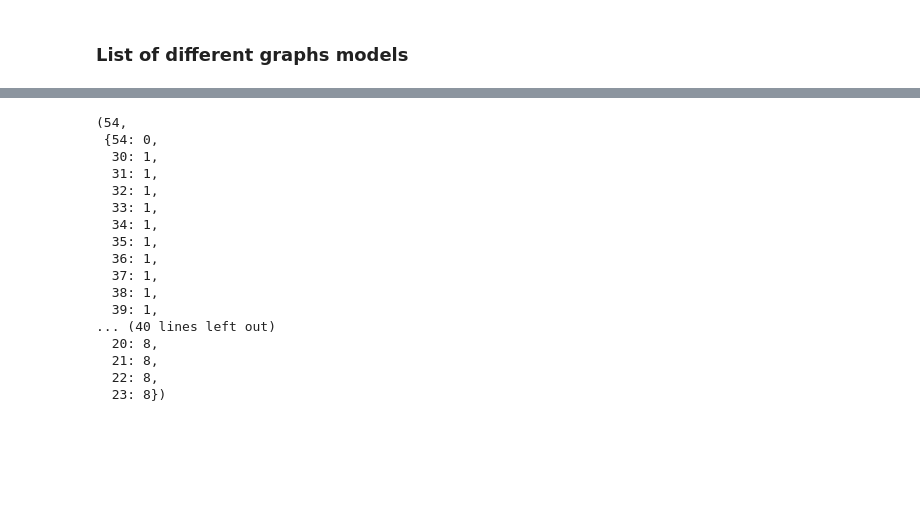
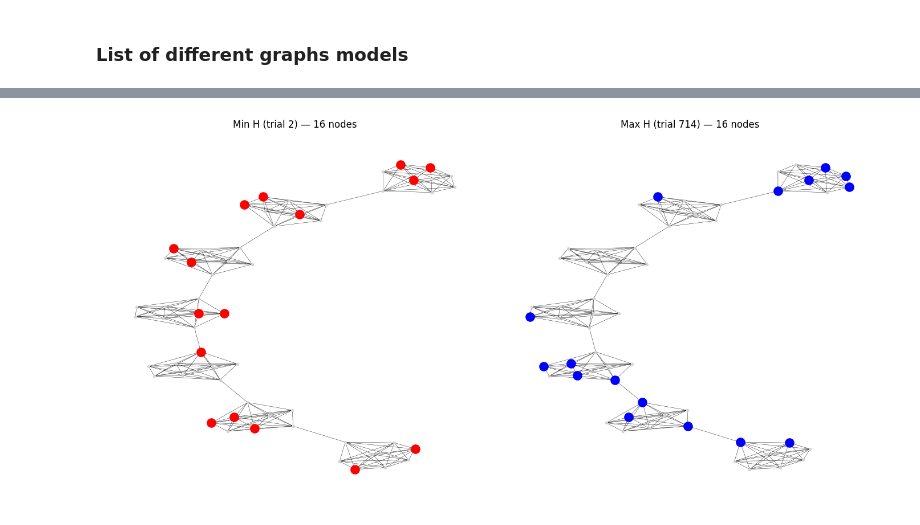
Before and after one commit to SamSaladino/Effective-Topological-Coverage-ETC, a Jupyter notebook: examples/00_build_graphs.ipynb, the cells around one changed output, grey strips where cells are left out. Cells and saved outputs as stored; diff of their text form; code cells hidden in the pictures; blank space fills up the shorter version.

```diff
--- a/examples/00_build_graphs.ipynb
+++ b/examples/00_build_graphs.ipynb
@@ -204,21 +221,20 @@ for name, G in graphs:
 # %%
 # experiment parameters
-k = 10            # nodes per subset
+k = 16           # nodes per subset
 n_trials = 1000   # how many random subsets to sample
-gamma = 43.39      # let the class choose gamma (set float to override)
-mu = 1.0
+gamma = None    # let the class choose gamma (set float to override)
 rng = random.Random(12345)
 
 summary = {}
 
 
 # ensure connectivity and integer node labels (same as earlier)
-Gc = connect_components(graphs[0][1])
+Gc = connect_components(graphs[2][1])
 n = Gc.number_of_nodes()
-#mu = Hobj.mu_density_aware(Gc)
-print(f"Running: {graphs[0][0]} (n={n})")
-Hobj = Hamiltonian(Gc)  # will precompute distances and Dinv2_triu
 
+print(f"Running: {graphs[2][0]} (n={n})")
+Hobj = Hamiltonian(Gc)
+mu = Hobj.mu_density_aware(Gc)
 indices = list(range(n))
 values = np.empty(n_trials, dtype=np.float64)
 t1_vals = np.empty(n_trials, dtype=np.float64)
@@ -227,7 +243,7 @@ subsets = [None] * n_trials
 
 for i in range(n_trials):
     S = rng.sample(indices, k)
-    val, t1, t2 = Hobj.compute(S, mu=mu, gamma=gamma)
+    val, t1, t2 = Hobj.compute(S, mu=mu,gamma=gamma)
     values[i] = val
     t1_vals[i] = t1
     t2_vals[i] = t2
@@ -277,20 +273,35 @@ array([[0.      , 1.      , 1.      , ..., 0.015625, 0.015625, 0.015625],
-# %%
-max(nx.all_pairs_shortest_path_length(Gc))
-# %% [output]
-(54,
- {54: 0,
-  30: 1,
-  31: 1,
-  32: 1,
-  33: 1,
-  34: 1,
-  35: 1,
-  36: 1,
-  37: 1,
-  38: 1,
-  39: 1,
-... (40 lines left out)
-  20: 8,
-  21: 8,
-  22: 8,
-  23: 8})
+# %%
+try:
+    min_nodes = subsets[imin]
+    max_nodes = subsets[imax]
+except Exception:
+    key = list(summary.keys())[0]
+    min_nodes = summary[key]["min_subset"]
+    max_nodes = summary[key]["max_subset"]
+
+# ensure lists
+min_nodes = list(min_nodes)
+max_nodes = list(max_nodes)
+
+pos = smart_layout(Gc)
+
+fig, axes = plt.subplots(1, 2, figsize=(14, 7))
+titles = [f"Min H (trial {imin}) — {len(min_nodes)} nodes", f"Max H (trial {imax}) — {len(max_nodes)} nodes"]
+colors = ["red", "blue"]
+node_size = 8
+highlight_size = 120
+
+for ax, subset, title, color in zip(axes, [min_nodes, max_nodes], titles, colors):
+    ax.set_title(title)
+    ax.axis("off")
+    # draw edges first
+    nx.draw_networkx_edges(Gc, pos, ax=ax, width=0.3)
+    # draw background nodes
+    background = [n for n in Gc.nodes() if n not in subset]
+    nx.draw_networkx_nodes(Gc, pos, nodelist=background, node_color="lightgray", node_size=node_size, ax=ax)
+    # draw highlighted subset
+    nx.draw_networkx_nodes(Gc, pos, nodelist=subset, node_color=color, node_size=highlight_size, ax=ax)
+plt.tight_layout()
+plt.show()
+# %% [output]
+[figure, added]
```
Also changed, not shown: parts of 9 cells of this notebook, 1 other file.
